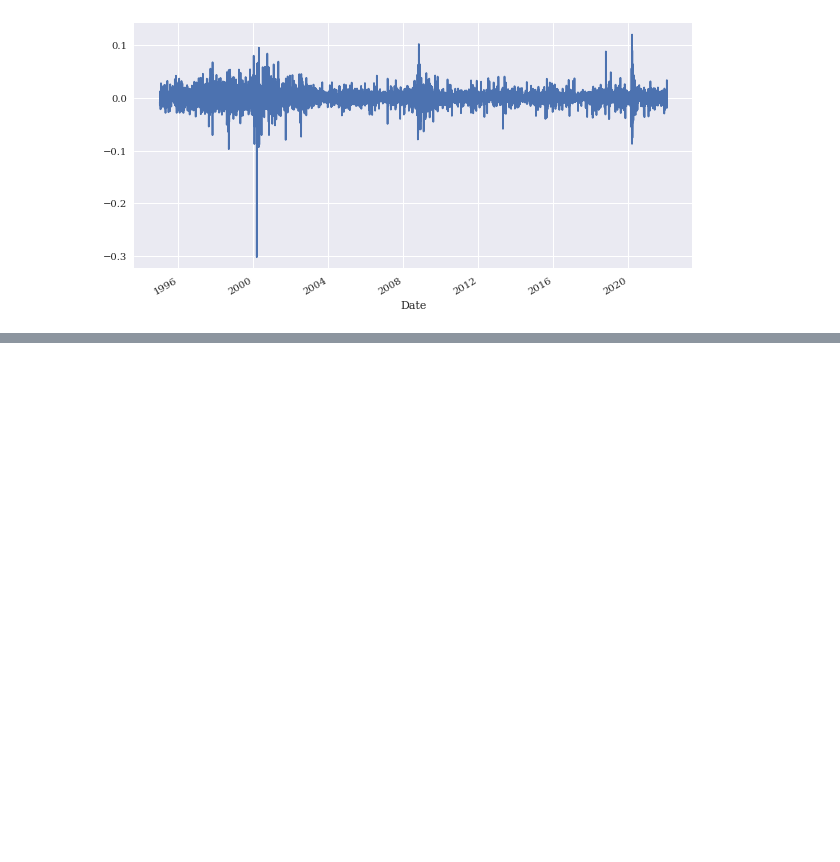
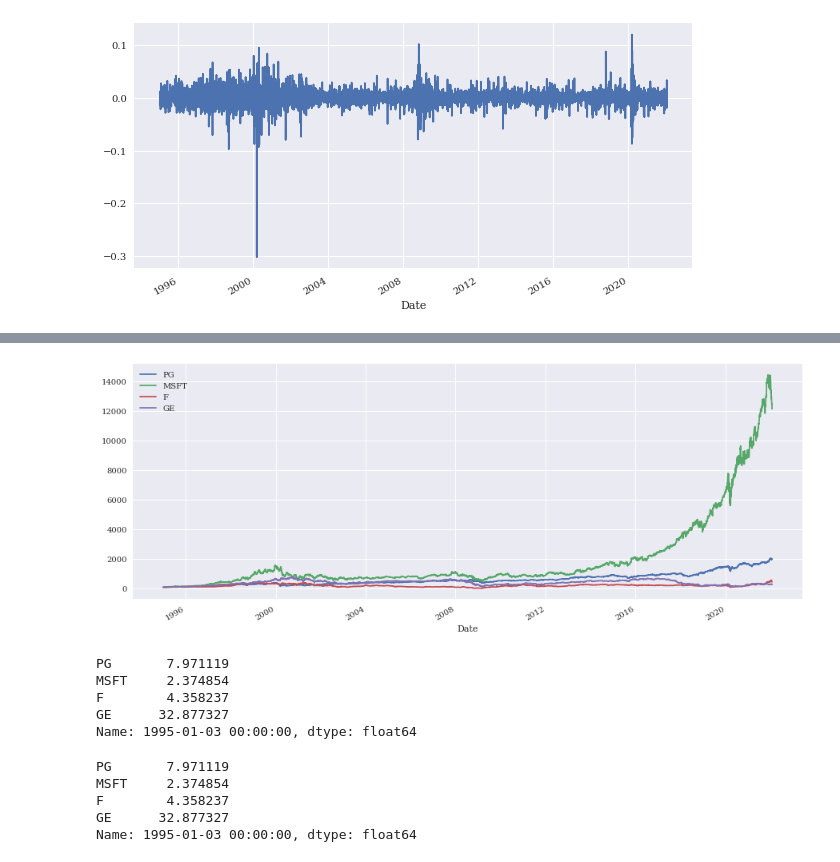
Before and after one commit to caiquemiranda/class, a Jupyter notebook: data-mining/jupter-projects/class-02-finanças.ipynb, the cells around one changed output, grey strips where cells are left out. Drawn from its saved outputs; the diff is of its cells as text; code cells hidden in the pictures; blank space fills up the shorter version.

```diff
--- a/data-mining/jupter-projects/class-02-finanças.ipynb
+++ b/data-mining/jupter-projects/class-02-finanças.ipynb
@@ -73,0 +181,21 @@ PG['Retorno-simples'].plot(figsize=(10, 5));
+# %%
+# normalização dos dados base 100
+(dados / dados.iloc[0] * 100).plot(figsize=(15, 6));
+# %% [output]
+[figure, added]
+# %%
+dados.loc['1995-01-03'] # rótulo
+# %% [output]
+PG       7.971119
+MSFT     2.374854
+F        4.358237
+GE      32.877327
+Name: 1995-01-03 00:00:00, dtype: float64
+# %%
+dados.iloc[0] # indice
+# %% [output]
+PG       7.971119
+MSFT     2.374854
+F        4.358237
+GE      32.877327
+Name: 1995-01-03 00:00:00, dtype: float64
```
Also changed, not shown: parts of 41 cells of this notebook.
